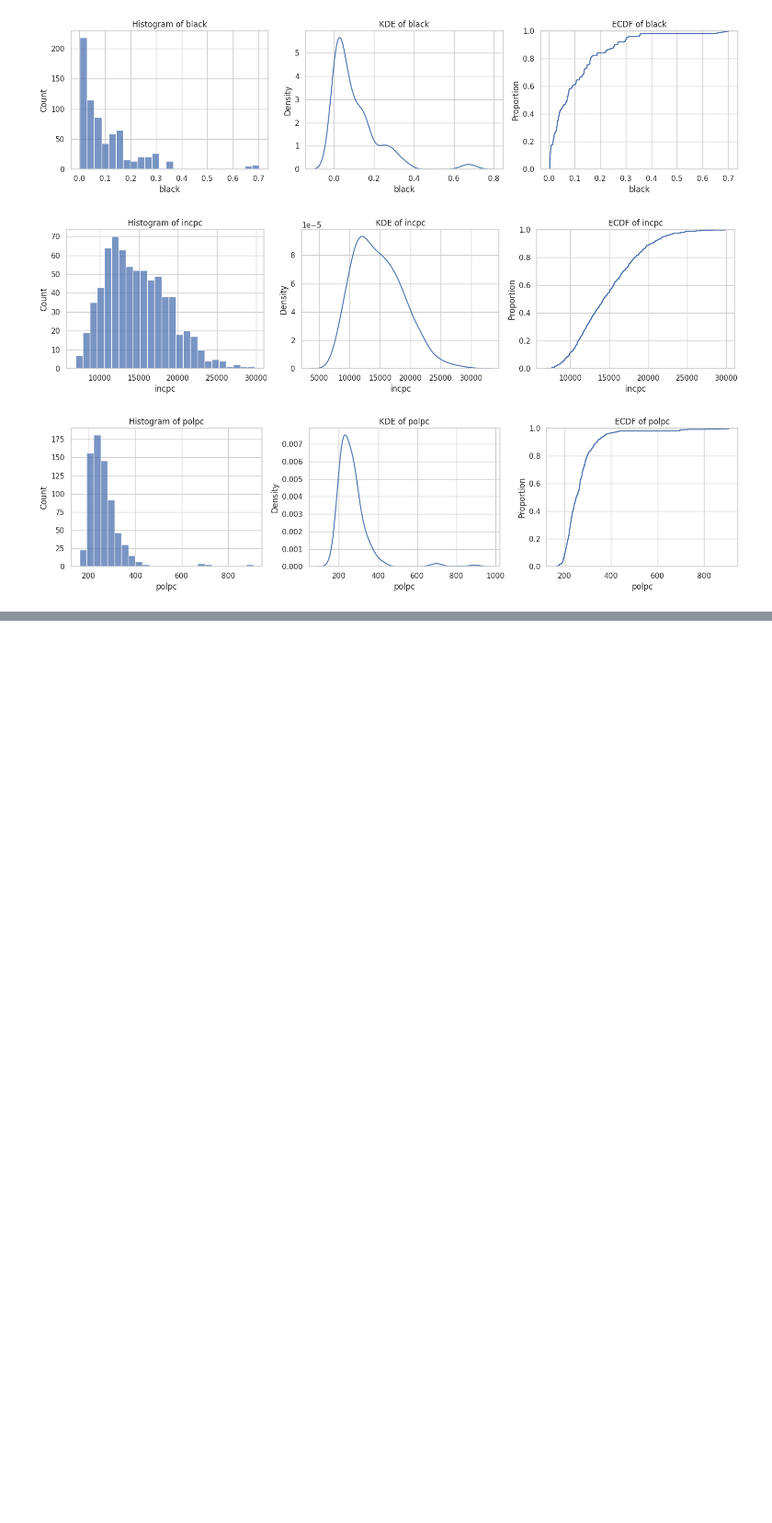
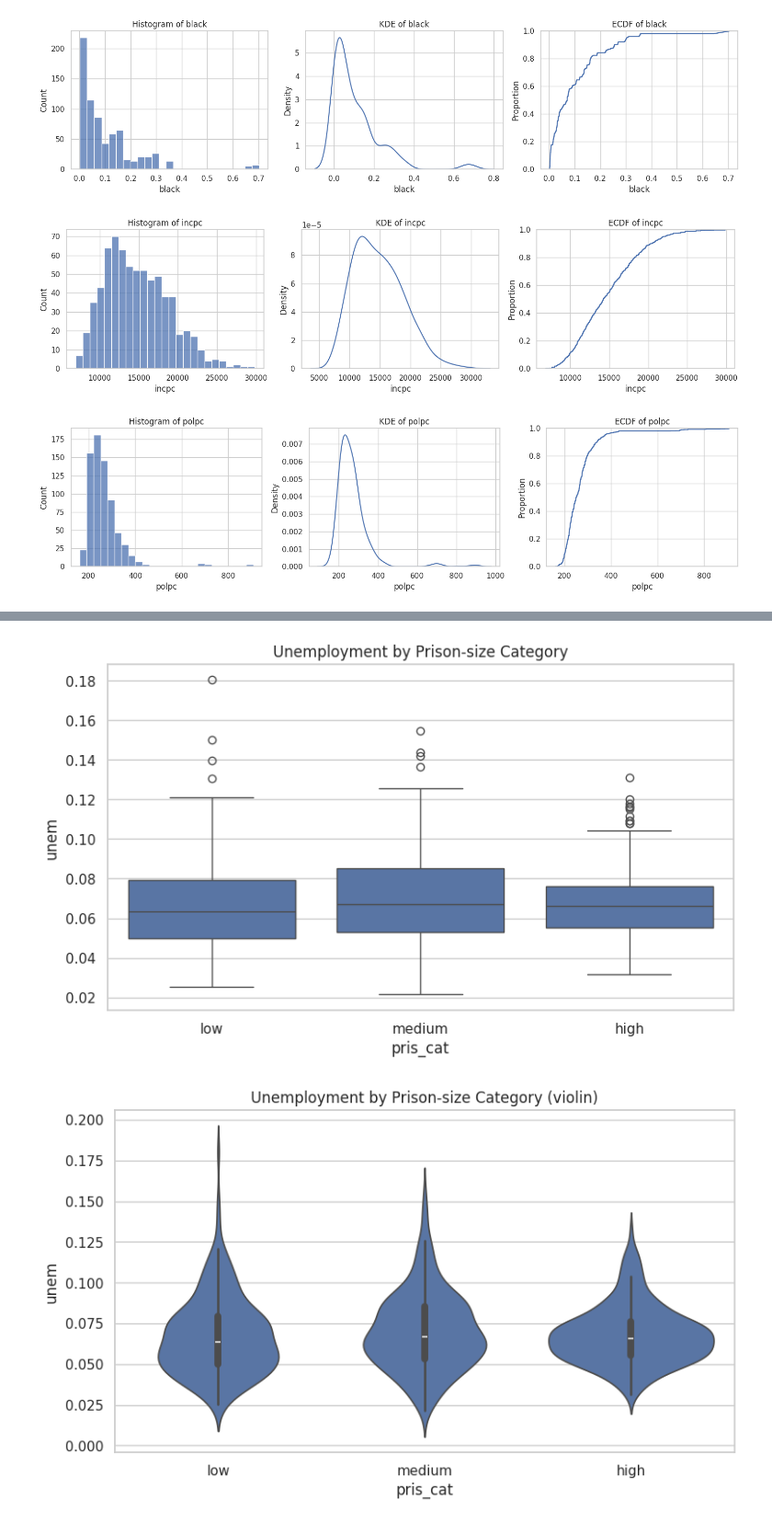
Before and after one commit to sivalinga438/EDA_project, a Jupyter notebook: 22BDS0339.ipynb, the cells around one changed output, grey strips where cells are left out. Shown at 92% size. Saved outputs shown, nothing was run; the diff lists cells and outputs as text; code cells hidden in the pictures; blank space fills up the shorter version.

```diff
--- a/22BDS0339.ipynb
+++ b/22BDS0339.ipynb
@@ -304,0 +347,16 @@ for col in example_cols:
+# %%
+# 2B. Numerical vs Categorical
+if 'pris_cat' in df.columns:
+    plt.figure()
+    sns.boxplot(x='pris_cat', y='unem', data=df, order=['low','medium','high'])
+    plt.title('Unemployment by Prison-size Category')
+    plt.show()
+
+    # also violin
+    plt.figure()
+    sns.violinplot(x='pris_cat', y='unem', data=df, order=['low','medium','high'])
+    plt.title('Unemployment by Prison-size Category (violin)')
+    plt.show()
+# %% [output]
+[figure, added]
+[figure, added]
```
Also changed, not shown: parts of 3 cells of this notebook.
